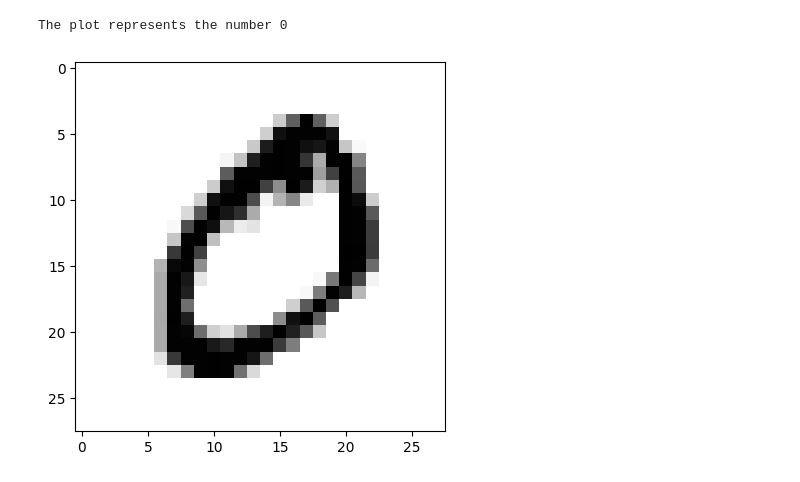
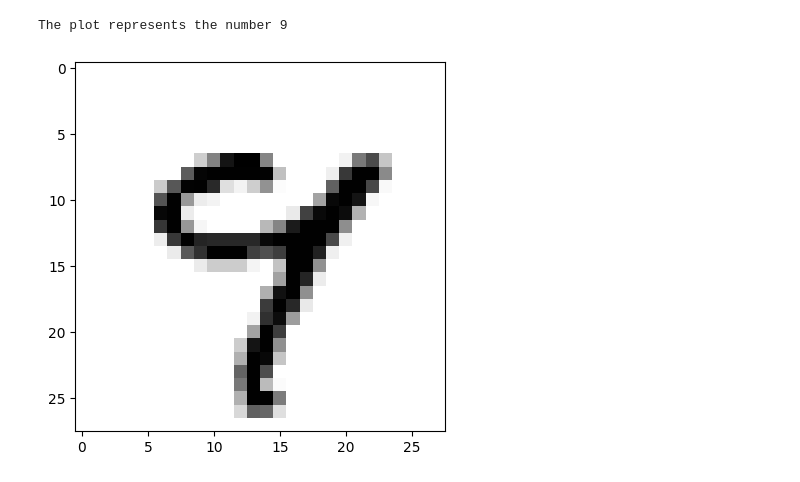
Before and after one commit to tgeby0/Machine-learning-demo, a Jupyter notebook: _proc/mnist.ipynb, the cells around one changed output. Saved outputs shown, nothing was run; the diff lists cells and outputs as text; code cells hidden in the pictures.

```diff
--- a/_proc/mnist.ipynb
+++ b/_proc/mnist.ipynb
@@ -8,21 +8,22 @@ import seaborn as sn # visualization library for creating more complex graphs
 # %% [markdown]
 <!-- WARNING: THIS FILE WAS AUTOGENERATED! DO NOT EDIT! -->
 # %%
+(x_train, y_train), (x_test, y_test) = keras.datasets.mnist.load_data()
 #TODO: Add the split data line here
 # %%
 def plotImage(index,x_train,x_test,y_train):
     # Normalize the values so they are a decimal between 0 and 1
     x_train = x_train/255
     x_test = x_test/255
     print(f'The plot represents the number {y_train[index]}')
     plt.imshow(x_train[index],cmap = plt.cm.binary )
     plt.show()
 
-
+plotImage(54, x_train, x_test, y_train)
 #TODO: change the index to see other values in the dataset
 # %% [output]
-The plot represents the number 0
+The plot represents the number 9
-[figure, old version]
+[figure, new version]
 # %%
 # TODO: Add reshape the data in this code block
 
```
Also changed, not shown: parts of 4 cells of this notebook, 21 other files.
